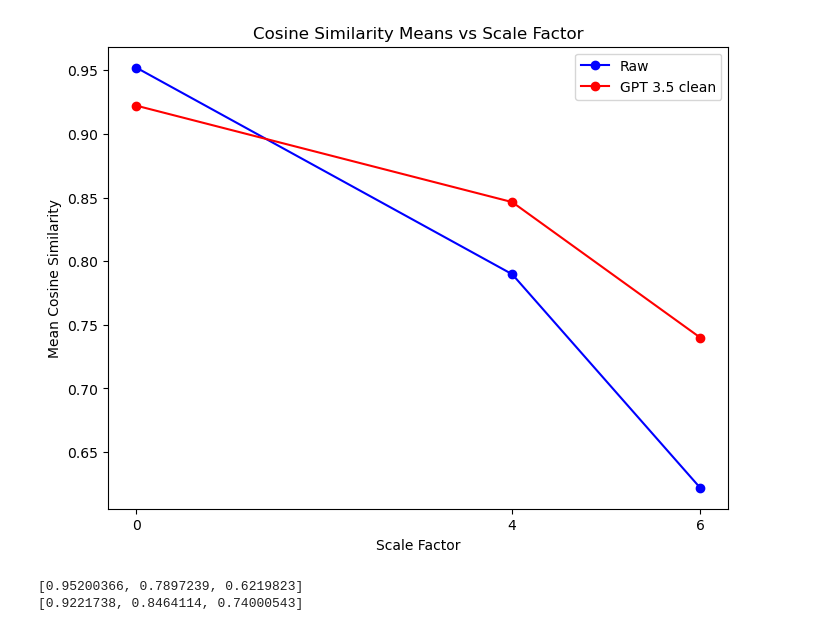
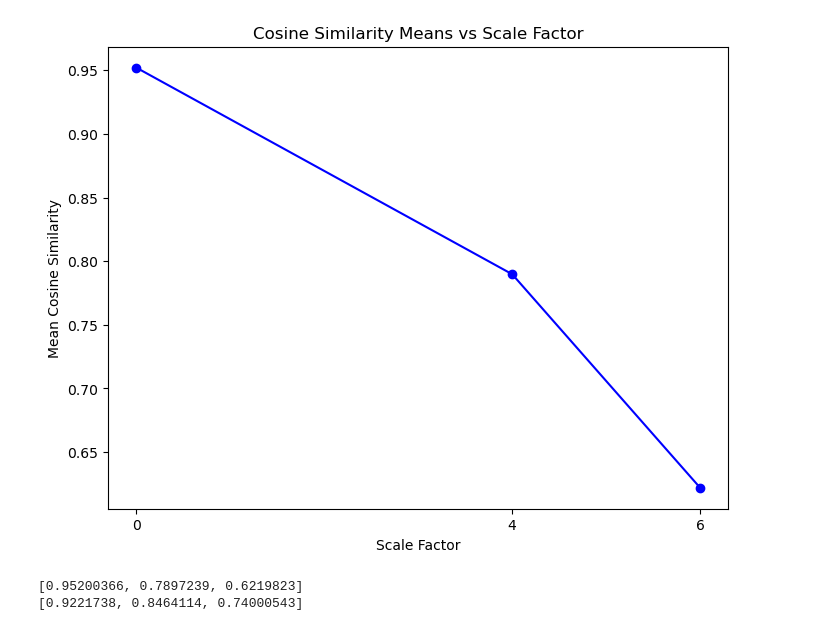
Before and after one commit to HandwritingPLM/evaluation, a Jupyter notebook: plots.ipynb, the cells around one changed output. Drawn from its saved outputs; the diff is of its cells as text; code cells hidden in the pictures.

```diff
--- a/plots.ipynb
+++ b/plots.ipynb
@@ -21,36 +21,36 @@ raw_means = [
     np.mean(scale6_raw_list)     # Scale factor 6
 ]
 
 gpt_means = [
     np.mean(original_gpt_list),  # Original (0 scale)
     np.mean(scale4_gpt_list),    # Scale factor 4
     np.mean(scale6_gpt_list)     # Scale factor 6
 ]
 
 # Step 2: Prepare x-axis values (scale factors)
 x_values = [0, 4, 6]
 
 # Step 3: Plot the data
 plt.figure(figsize=(8, 6))
 
 # Plot raw vs GPT means
 plt.plot(x_values, raw_means, label="Raw", marker='o', color='blue')
-plt.plot(x_values, gpt_means, label="GPT 3.5 clean", marker='o', color='red')
+# plt.plot(x_values, gpt_means, label="GPT 3.5 clean", marker='o', color='red')
 
 # Step 4: Add labels and title
 plt.xlabel("Scale Factor")
 plt.ylabel("Mean Cosine Similarity")
 plt.title("Cosine Similarity Means vs Scale Factor")
 plt.xticks(x_values)  # Ensure x-ticks match the scale factor values
 
 # Step 5: Add a legend
-plt.legend()
+# plt.legend()
 
 # Step 6: Show the plot
 plt.grid(False)
 plt.show()
 # %% [output]
-[figure, old version]
+[figure, new version]
 # %%
 print(raw_means)
 print(gpt_means)
```
Also changed, not shown: 1 other file.
